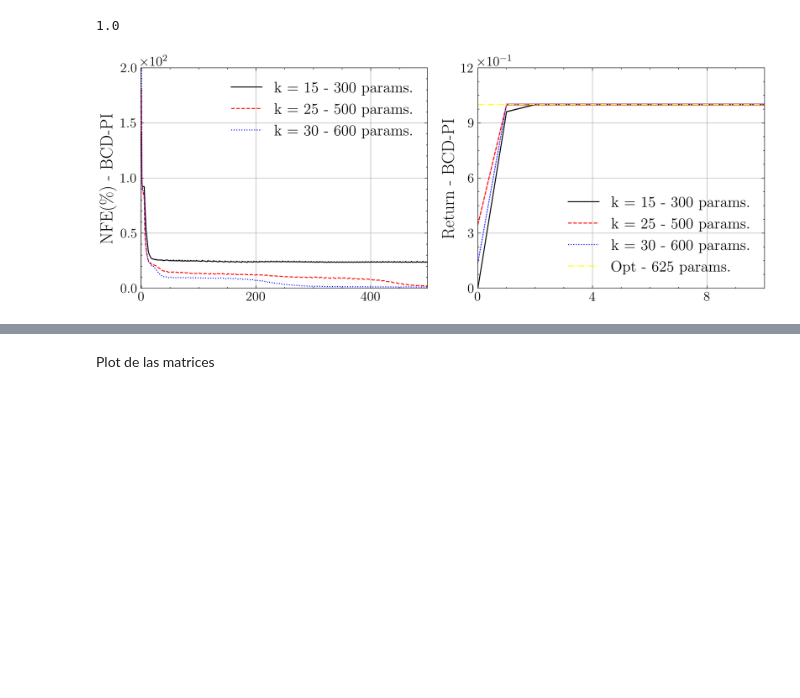
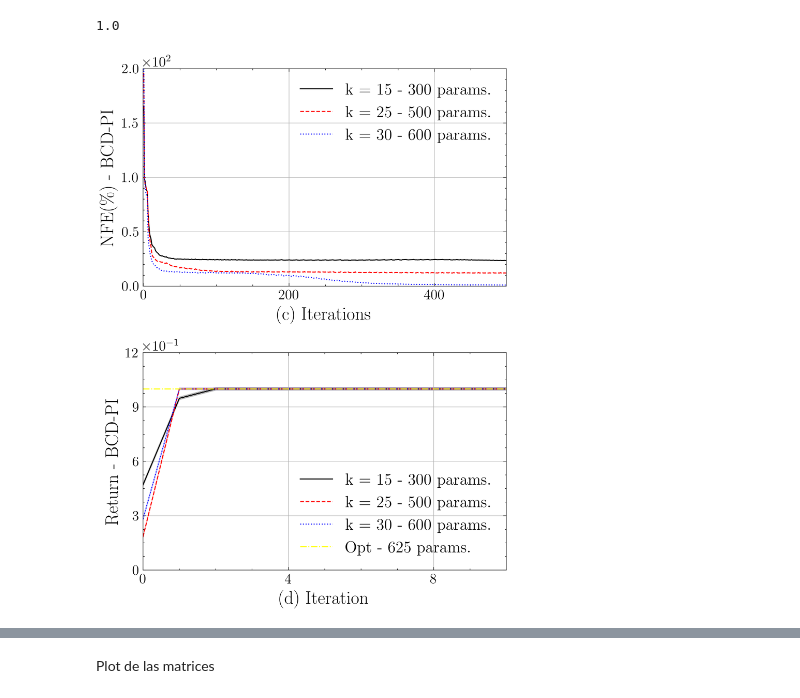
Before and after one commit to sergiorozada12/fhtlr-opt-learning, a Jupyter notebook: experiments.ipynb, the cells around one changed output, grey strips where cells are left out. Saved outputs shown, nothing was run; the diff lists cells and outputs as text; code cells hidden in the pictures; blank space fills up the shorter version.

```diff
--- a/experiments.ipynb
+++ b/experiments.ipynb
@@ -88,7 +88,7 @@ for k in k_list:
 # Crear subplots
 with plt.style.context(['science', 'ieee']):
     plt.rcParams.update({'font.size': 14})
-    fig, axes = plt.subplots(nrows=1, ncols=2, figsize=[10, 4])
+    fig, axes = plt.subplots(nrows=2, ncols=1, figsize=[6, 8])
     plt.rc('legend', fontsize=16)    # legend fontsize
 
     for k in range(len(k_list)):
@@ -125,7 +125,7 @@ with plt.style.context(['science', 'ieee']):
 
     # Ajustar el espacio entre subplots
     plt.tight_layout()
-    plt.savefig("figures/BCD-PE")
+    plt.savefig("figures/BCD-PE-vertical")
     # Mostrar la figura
     plt.show()
 # %% [output]
@@ -179,7 +179,7 @@ num_iter = 100000
 # Crear subplots
 with plt.style.context(['science', 'ieee']):
     plt.rcParams.update({'font.size': 14})
-    fig, axes = plt.subplots(nrows=1, ncols=2, figsize=[10, 4])
+    fig, axes = plt.subplots(nrows=2, ncols=1, figsize=[6, 8])
     plt.rc('legend', fontsize=16)    # legend fontsize
 
     for k in range(len(k_list)):
@@ -195,7 +195,7 @@ with plt.style.context(['science', 'ieee']):
         axes[0].xaxis.set_major_locator(MaxNLocator(nbins=3))
         axes[0].set_xlim(-300, num_iter -1)
         axes[0].set_ylim(65, 130)
-        axes[0].set_xlabel("(a) Iterations",fontsize=18)
+        #axes[0].set_xlabel("(a) Iterations",fontsize=18)
         axes[0].set_ylabel("NFE(\%) - BCGD-PE",fontsize=18)
         axes[0].legend(loc='upper right')
         axes[0].grid(True)
@@ -206,7 +206,7 @@ with plt.style.context(['science', 'ieee']):
         axes[1].ticklabel_format(style='scientific', axis='y', scilimits=(0, 0))
         axes[1].yaxis.set_major_locator(MaxNLocator(nbins=4))
         axes[1].xaxis.set_major_locator(MaxNLocator(nbins=3))
-        axes[1].set_xlim(-300, num_iter-1)
+        #axes[1].set_xlim(-300, num_iter-1)
         axes[1].set_ylim(1, 1000)
         axes[1].set_xlabel("(b) Iterations",fontsize=18)
         axes[1].set_ylabel(r"$ L (\mathcal{Q})$ - BCGD-PE",fontsize=18)
@@ -216,7 +216,7 @@ with plt.style.context(['science', 'ieee']):
 
     # Ajustar el espacio entre subplots
     plt.tight_layout()
-    plt.savefig("figures/BCGD-PE")
+    plt.savefig("figures/BCGD-PE-vertical")
     # Mostrar la figura
     plt.show()
 # %% [output]
@@ -283,7 +283,7 @@ for errors in errors_list:
 # Crear subplots
 with plt.style.context(['science', 'ieee']):
     plt.rcParams.update({'font.size': 14})
-    fig, axes = plt.subplots(nrows=1, ncols=2, figsize=[10, 4])
+    fig, axes = plt.subplots(nrows=2, ncols=1, figsize=[6, 8])
     plt.rc('legend', fontsize=16)    # legend fontsize
 
     for k in range(len(k_list)):
@@ -315,36 +315,36 @@ with plt.style.context(['science', 'ieee']):
             color=colors[k], alpha=0.2  # Opcional: color y transparencia
         )
         axes[1].yaxis.set_major_formatter(ScalarFormatter(useMathText=True))
         axes[1].ticklabel_format(style='scientific', axis='y', scilimits=(0, 0))
         axes[1].yaxis.set_major_locator(MaxNLocator(nbins=4))
         axes[1].xaxis.set_major_locator(MaxNLocator(nbins=3))
         axes[1].set_xlim(0, policy_num_iter - 1)
         axes[1].set_ylim(0, 1.2)
         #axes[1].set_xlabel("(d) Iterations",fontsize=18)
         axes[1].set_ylabel(r"Return - BCD-PI",fontsize=18)
         axes[1].legend(loc='lower right')
         axes[1].grid(True)
 
     # Tercer subplot: Tangente
     axes[1].plot([opt_mean_return]*policy_num_iter, color = "yellow", label = f"Opt - {Q_opt.size} params.")
     axes[1].yaxis.set_major_formatter(ScalarFormatter(useMathText=True))
     axes[1].ticklabel_format(style='scientific', axis='y', scilimits=(0, 0))
     axes[1].yaxis.set_major_locator(MaxNLocator(nbins=4))
     axes[1].xaxis.set_major_locator(MaxNLocator(nbins=3))
     axes[1].set_xlim(0, 10)
     axes[1].set_ylim(0, 1.2)
-    #axes[1].set_xlabel("(d) Iteration",fontsize=18)
+    axes[1].set_xlabel("(d) Iteration",fontsize=18)
     axes[1].set_ylabel(r"Return - BCD-PI",fontsize=18)
     axes[1].legend(loc='lower right')
     axes[1].grid(True)
 
     # Ajustar el espacio entre subplots
     plt.tight_layout()
-    plt.savefig("figures/BCD-PI")
+    plt.savefig("figures/BCD-PI-vertical")
     # Mostrar la figura
     plt.show()
 # %% [output]
-[figure, old version]
+[figure, new version]
 # %%
 k_list = [10, 20, 30, 50]
 scale = 0.5
```
Also changed, not shown: parts of 7 cells of this notebook, 12 other files.
